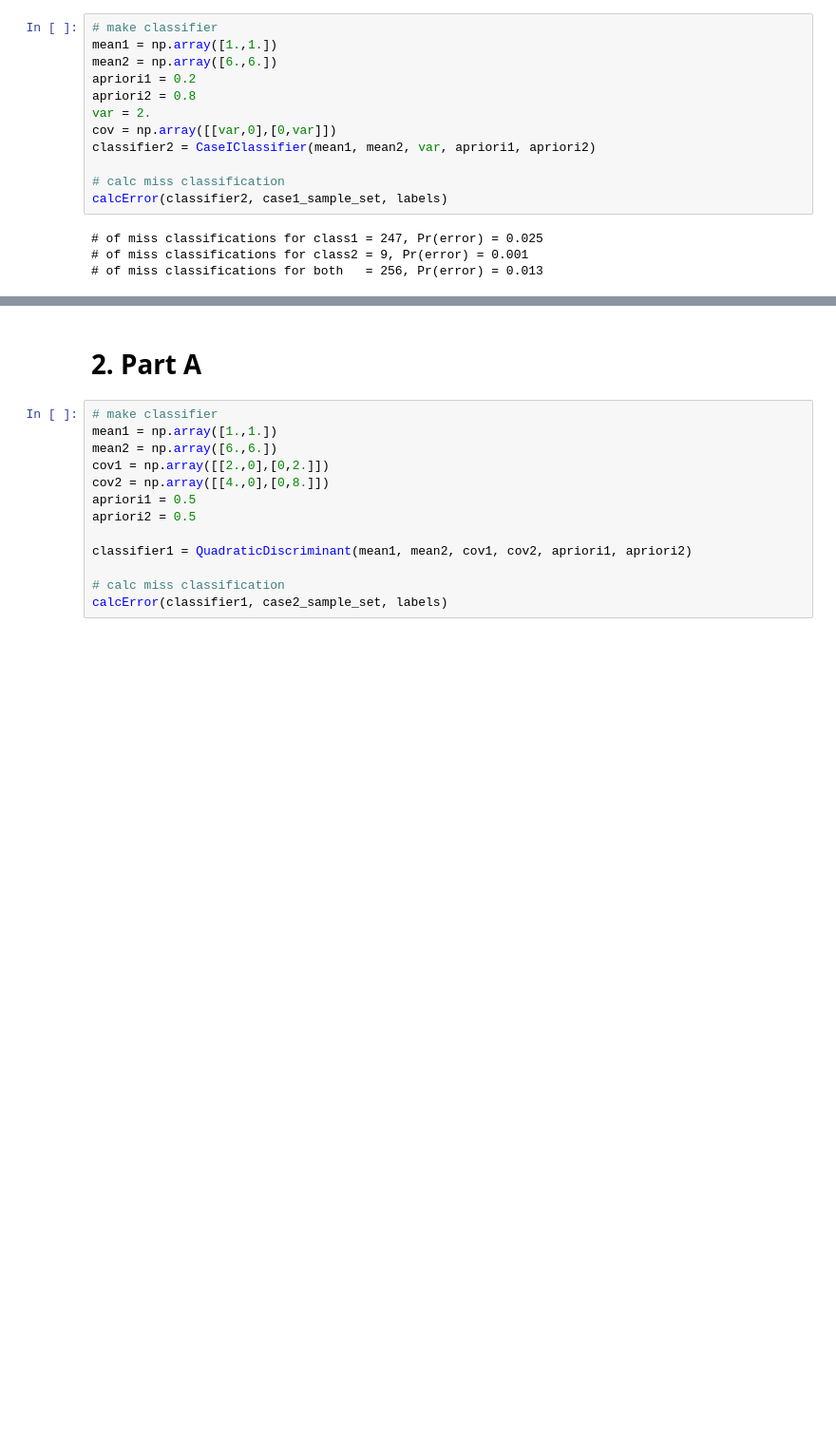
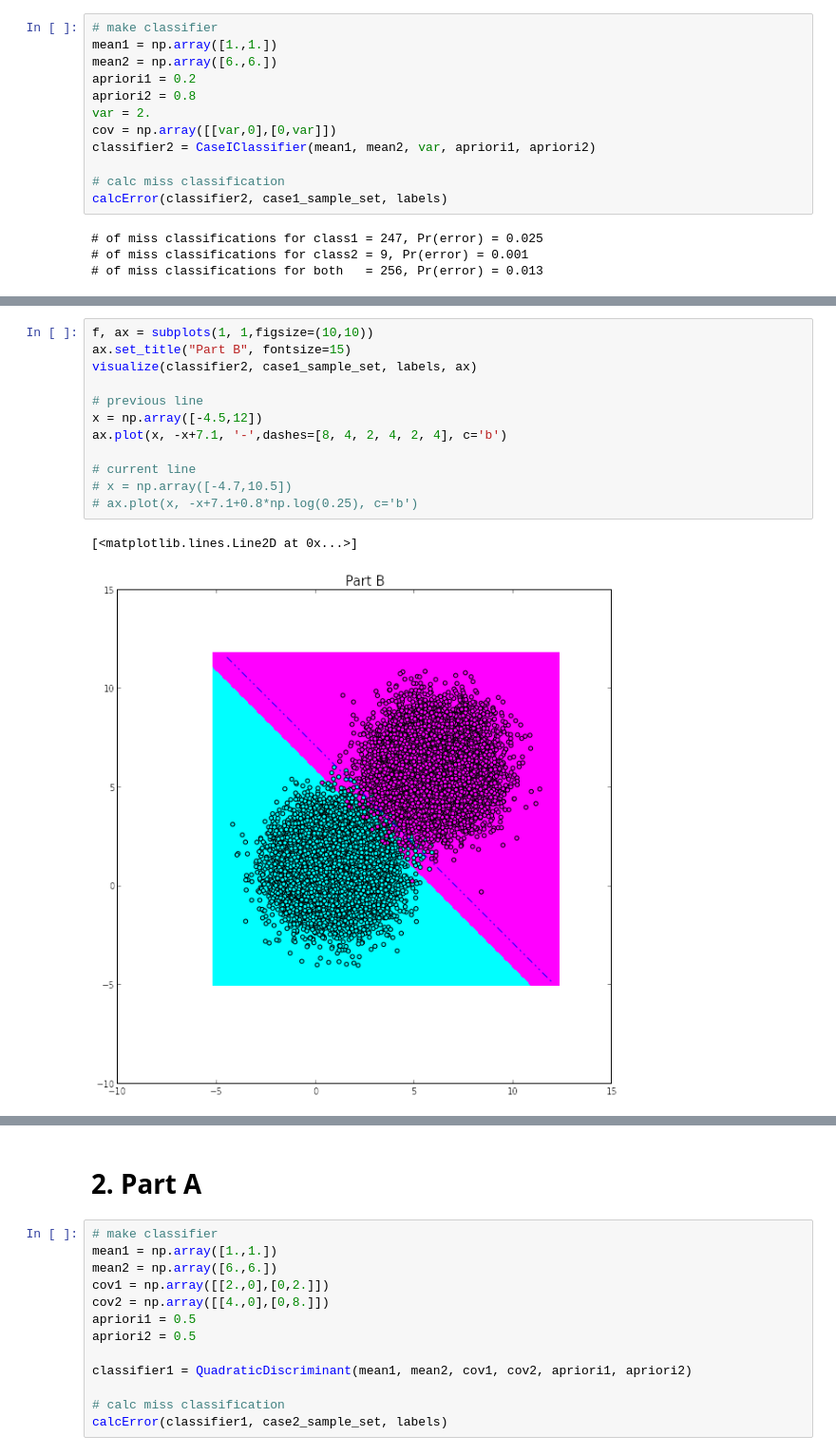
Before and after one commit to YutaMiyake/PatternRecognition, a Jupyter notebook: PA01/plot.ipynb, the cells around one changed output, grey strips where cells are left out. Shown at 95% size. Drawn from its saved outputs; the diff is of its cells as text; blank space fills up the shorter version.

```diff
--- a/PA01/plot.ipynb
+++ b/PA01/plot.ipynb
@@ -350,0 +296,15 @@ P(error) <= 0.017575
+# %%
+f, ax = subplots(1, 1,figsize=(10,10))
+ax.set_title("Part B", fontsize=15)
+visualize(classifier2, case1_sample_set, labels, ax)
+
+# previous line
+x = np.array([-4.5,12])
+ax.plot(x, -x+7.1, '-',dashes=[8, 4, 2, 4, 2, 4], c='b')
+
+# current line
+# x = np.array([-4.7,10.5])
+# ax.plot(x, -x+7.1+0.8*np.log(0.25), c='b')
+# %% [output]
+[<matplotlib.lines.Line2D at 0x...>]
+[figure, added]
```
Also changed, not shown: parts of 10 cells of this notebook.
